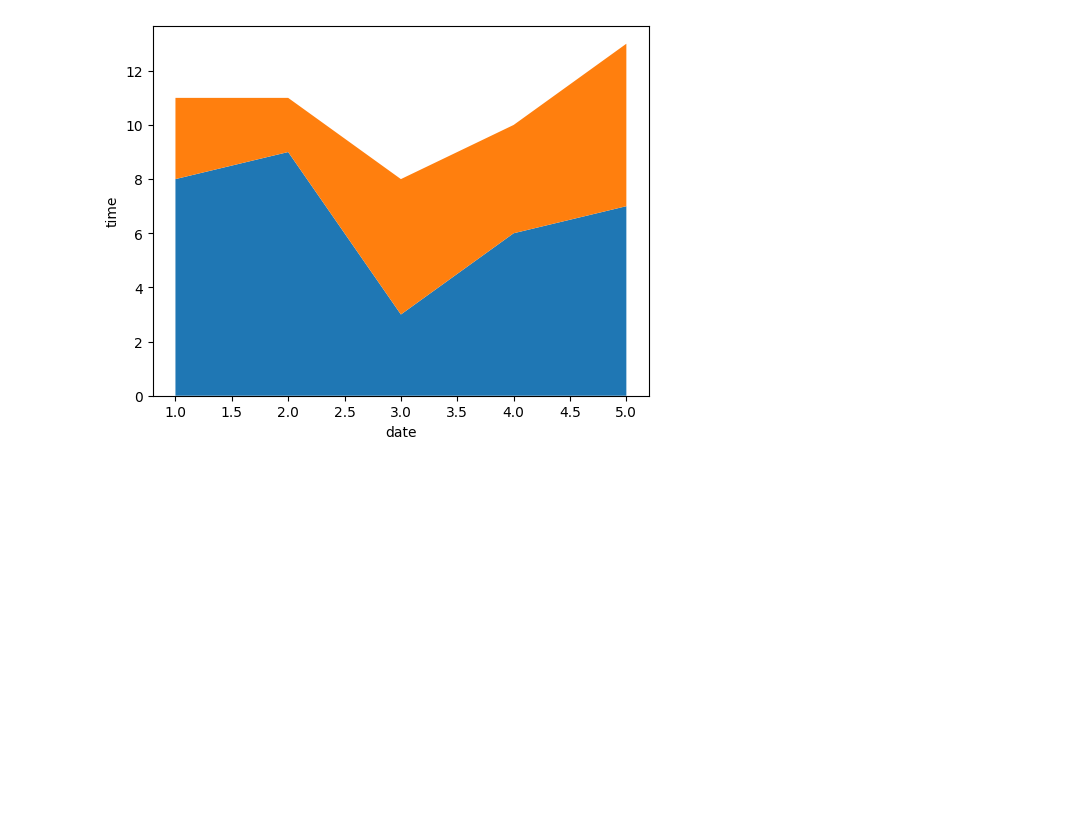
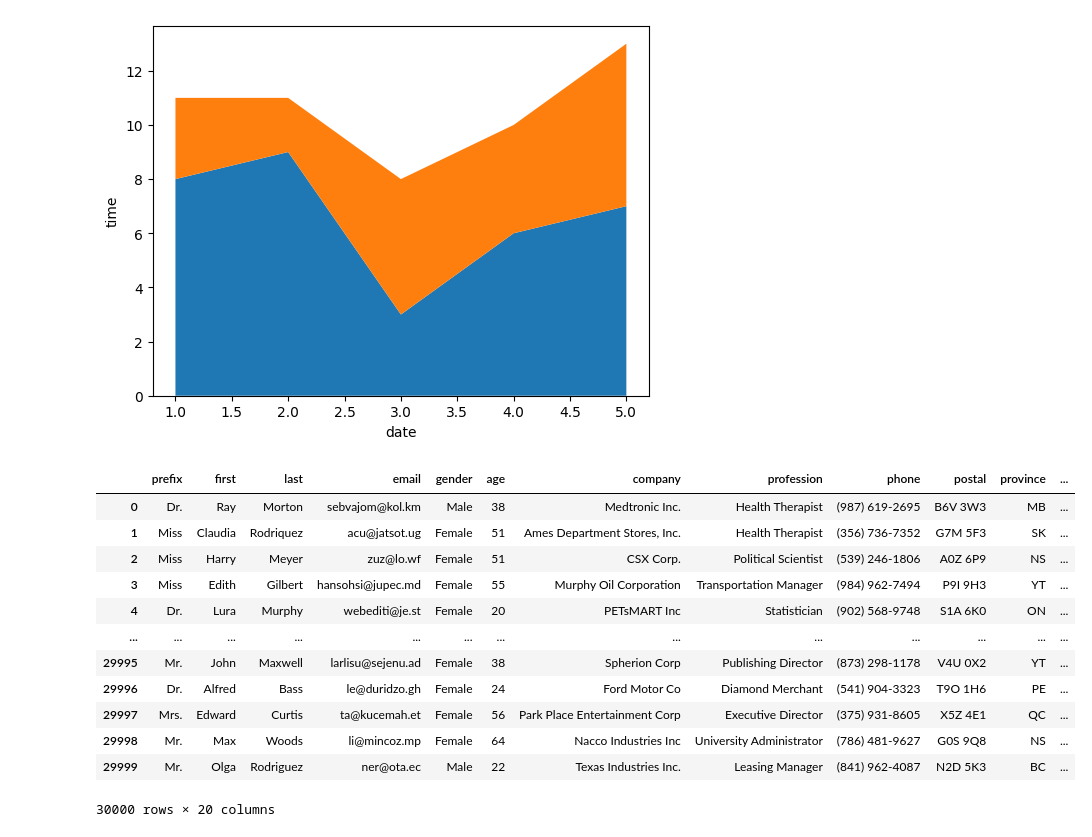
Before and after one commit to tasninanika/Graphing_Matplotlib, a Jupyter notebook: Matplotlib.ipynb, the cells around one changed output. Cells and saved outputs as stored; diff of their text form; code cells hidden in the pictures; blank space fills up the shorter version.

Commit message:
import pandas

```diff
--- a/Matplotlib.ipynb
+++ b/Matplotlib.ipynb
@@ -108,3 +108,22 @@ plt.ylabel('time')
 plt.show()
 # %% [output]
 [figure]
+# %%
+import pandas as pd
+
+data = pd.read_csv('E:\Machine Learning\Module 6\Cust_Purch_FakeData.csv')
+data
+# %% [output]
+|  | prefix | first | last | email | gender | age | company | profession | phone | postal | province | ... |
+| 0 | Dr. | Ray | Morton | sebvajom@kol.km | Male | 38 | Medtronic Inc. | Health Therapist | (987) 619-2695 | B6V 3W3 | MB | ... |
+| 1 | Miss | Claudia | Rodriquez | acu@jatsot.ug | Female | 51 | Ames Department Stores, Inc. | Health Therapist | (356) 736-7352 | G7M 5F3 | SK | ... |
+| 2 | Miss | Harry | Meyer | zuz@lo.wf | Female | 51 | CSX Corp. | Political Scientist | (539) 246-1806 | A0Z 6P9 | NS | ... |
+| 3 | Miss | Edith | Gilbert | hansohsi@jupec.md | Female | 55 | Murphy Oil Corporation | Transportation Manager | (984) 962-7494 | P9I 9H3 | YT | ... |
+| 4 | Dr. | Lura | Murphy | webediti@je.st | Female | 20 | PETsMART Inc | Statistician | (902) 568-9748 | S1A 6K0 | ON | ... |
+| ... | ... | ... | ... | ... | ... | ... | ... | ... | ... | ... | ... | ... |
+| 29995 | Mr. | John | Maxwell | larlisu@sejenu.ad | Female | 38 | Spherion Corp | Publishing Director | (873) 298-1178 | V4U 0X2 | YT | ... |
+| 29996 | Dr. | Alfred | Bass | le@duridzo.gh | Female | 24 | Ford Motor Co | Diamond Merchant | (541) 904-3323 | T9O 1H6 | PE | ... |
+| 29997 | Mrs. | Edward | Curtis | ta@kucemah.et | Female | 56 | Park Place Entertainment Corp | Executive Director | (375) 931-8605 | X5Z 4E1 | QC | ... |
+| 29998 | Mr. | Max | Woods | li@mincoz.mp | Female | 64 | Nacco Industries Inc | University Administrator | (786) 481-9627 | G0S 9Q8 | NS | ... |
+| 29999 | Mr. | Olga | Rodriguez | ner@ota.ec | Male | 22 | Texas Industries Inc. | Leasing Manager | (841) 962-4087 | N2D 5K3 | BC | ... |
+30000 rows × 20 columns
```
